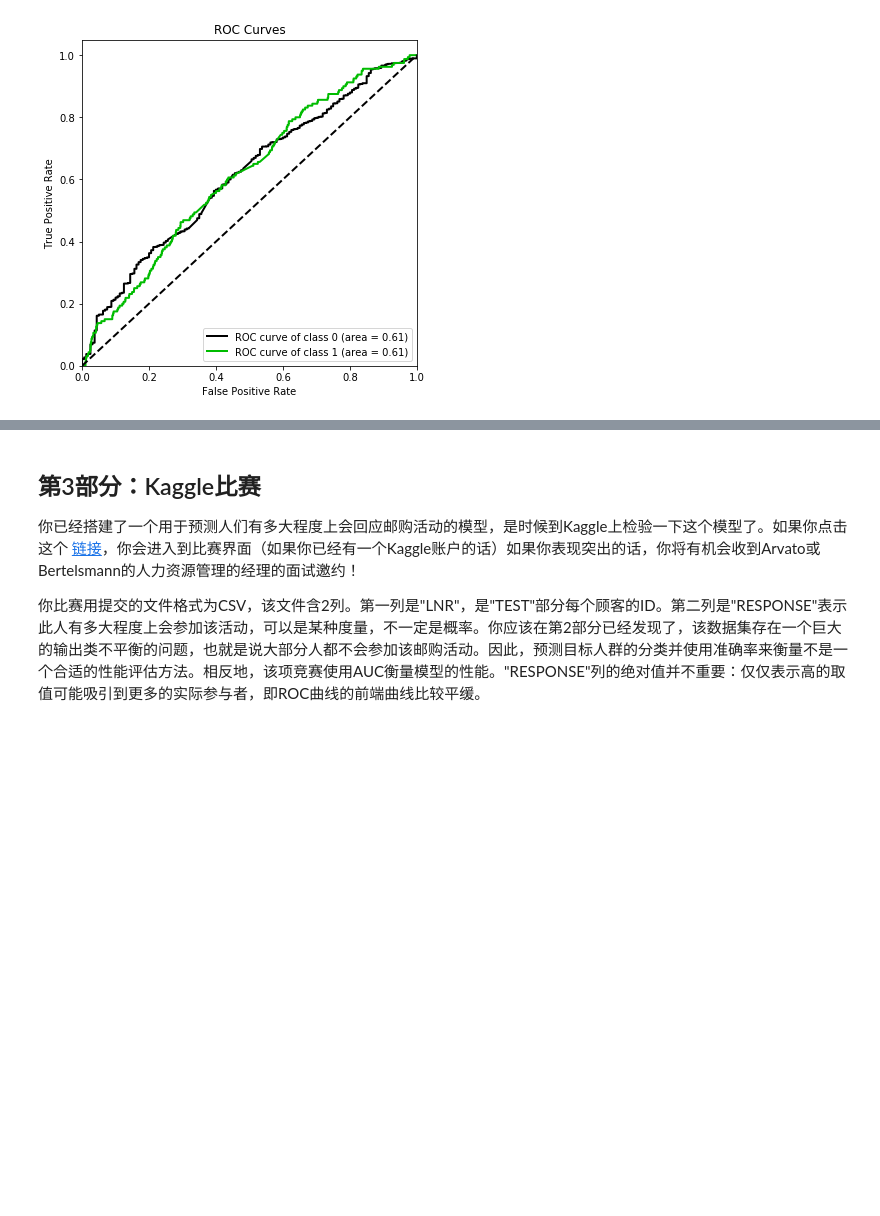
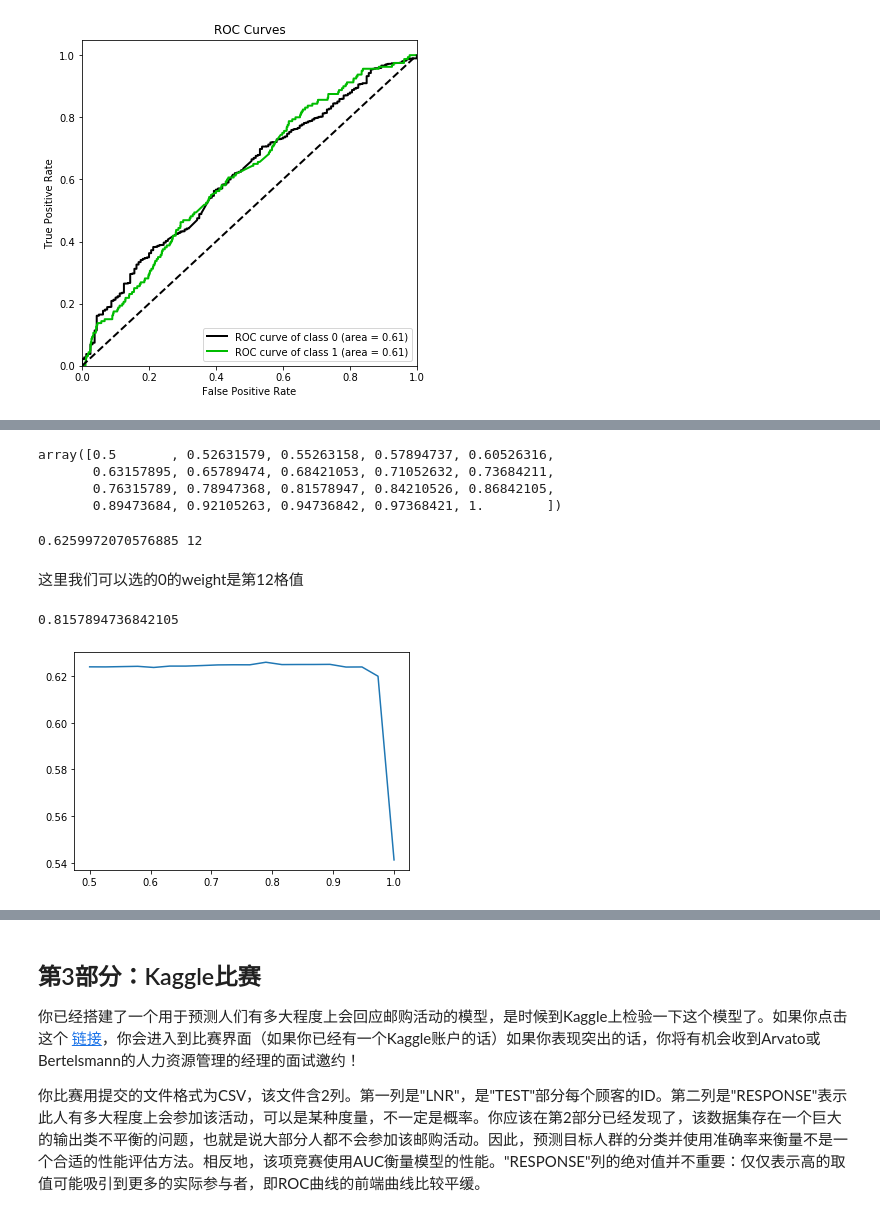
Before and after one commit to lqiang79/udacity_DSND_arvato, a Jupyter notebook: Arvato_Project_Workbook_zh.ipynb, the cells around one changed output, grey strips where cells are left out. Saved outputs shown, nothing was run; the diff lists cells and outputs as text; code cells hidden in the pictures; blank space fills up the shorter version.

```diff
--- a/Arvato_Project_Workbook_zh.ipynb
+++ b/Arvato_Project_Workbook_zh.ipynb
@@ -1673,10 +1685,10 @@ plot_cor_aux(lr, X_test, y_test)
 c_space = np.linspace(0.01, 1, 20)
 score_list = []
 for c in c_space:
-    lr = LogisticRegression(penalty='l2', solver='liblinear', C=c, class_weight={0:0.9, 1:0.1}, )
+    lr = LogisticRegression(penalty='l2',
+                            solver='liblinear',
+                            C=c)
     cv_score_roc_auc = cross_val_score(lr, mailout_train_X, mailout_train_y, cv=10, scoring='roc_auc').mean()
     score_list.append(cv_score_roc_auc)
 
-print(max(score_list), score_list.index(max(score_list)) )
-
-plt.plot(c_space, score_list)
+print(max(score_list), score_list.index(max(score_list))+1)
@@ -1704,0 +1702,8 @@ cross_val_score(regressor, mailout_train_X, mailout_train_y, cv=10, scoring='neg
+# %%
+zero_weight = np.linspace(0.5, 1, 20)
+zero_weight
+# %% [output]
+array([0.5       , 0.52631579, 0.55263158, 0.57894737, 0.60526316,
+       0.63157895, 0.65789474, 0.68421053, 0.71052632, 0.73684211,
+       0.76315789, 0.78947368, 0.81578947, 0.84210526, 0.86842105,
+       0.89473684, 0.92105263, 0.94736842, 0.97368421, 1.        ])
@@ -1704,0 +1712,27 @@ cross_val_score(regressor, mailout_train_X, mailout_train_y, cv=10, scoring='neg
+# %%
+%%time
+score_list = []
+zero_weight = np.linspace(0.5, 1, 20)
+for zw in zero_weight:
+    lr = LogisticRegression(penalty='l2',
+                            solver='saga',
+                            C=1,
+                            class_weight={0:zw, 1:1-zw},
+                            n_jobs=-1)
+    cv_score_roc_auc = cross_val_score(lr, mailout_train_X, mailout_train_y, cv=10, scoring='roc_auc').mean()
+    score_list.append(cv_score_roc_auc)
+
+print(max(score_list), score_list.index(max(score_list))+1)
+# %% [output]
+0.6259972070576885 12
+# %% [markdown]
+这里我们可以选的0的weight是第12格值
+# %%
+zero_weight[12]
+# %% [output]
+0.8157894736842105
+# %%
+plt.plot(zero_weight, score_list)
+plt.show()
+# %% [output]
+[figure, added]
```
Also changed, not shown: parts of 28 cells of this notebook, 15 other files.
